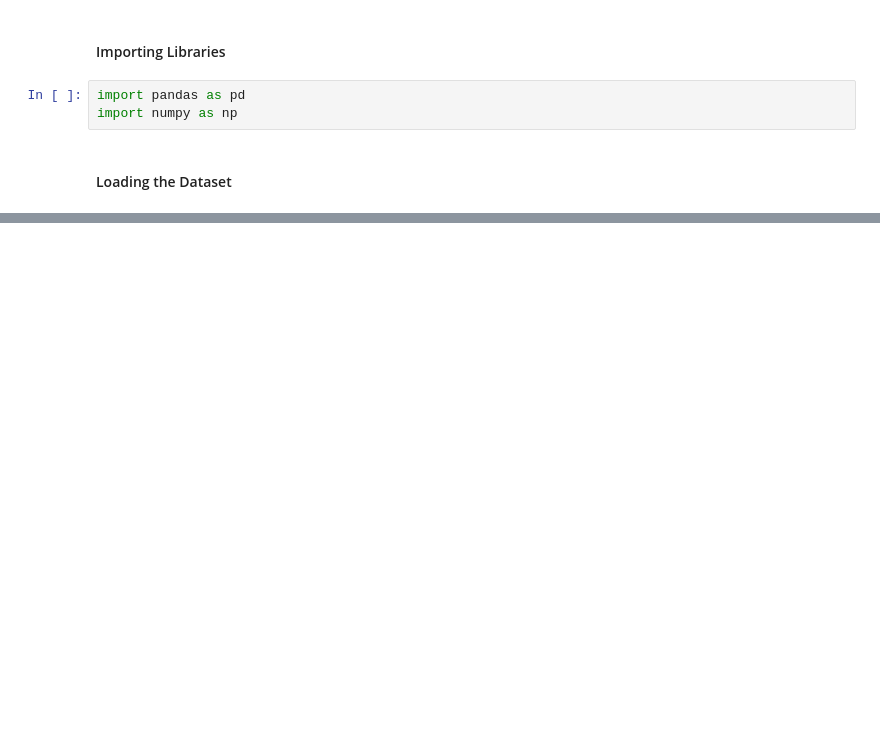
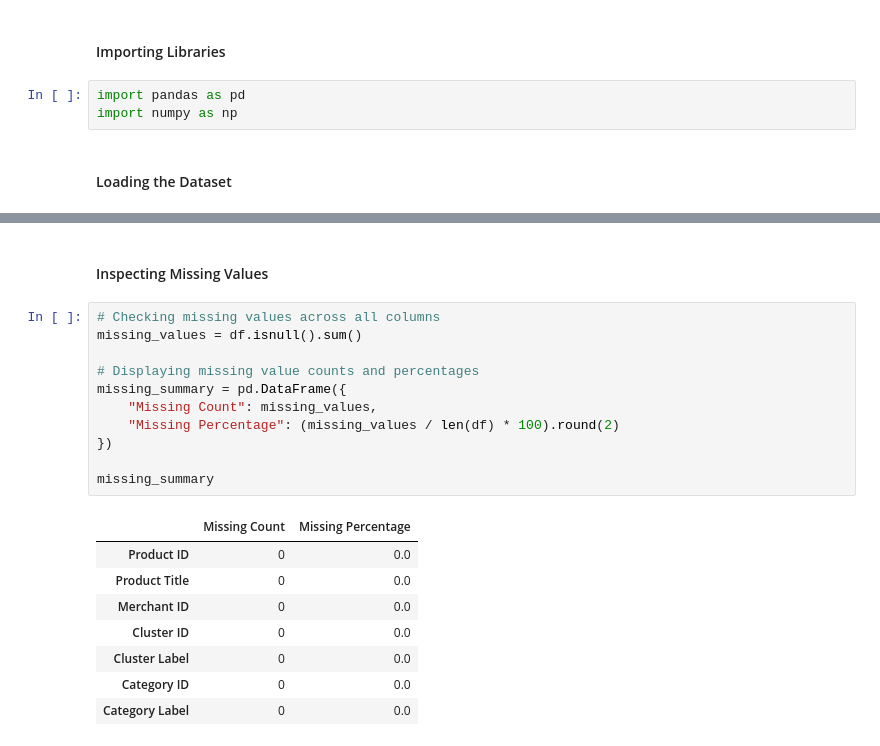
Before and after one commit to TejasMJ/Product-Taxonomy-Intelligence, a Jupyter notebook: notebooks/01_data_understanding.ipynb, the cells around one changed output, grey strips where cells are left out. Cells and saved outputs as stored; diff of their text form; blank space fills up the shorter version.

```diff
--- a/notebooks/01_data_understanding.ipynb
+++ b/notebooks/01_data_understanding.ipynb
@@ -25,0 +146,22 @@ df.head(10)
+# %% [markdown]
+#### Inspecting Missing Values
+# %%
+# Checking missing values across all columns
+missing_values = df.isnull().sum()
+
+# Displaying missing value counts and percentages
+missing_summary = pd.DataFrame({
+    "Missing Count": missing_values,
+    "Missing Percentage": (missing_values / len(df) * 100).round(2)
+})
+
+missing_summary
+# %% [output]
+|  | Missing Count | Missing Percentage |
+| Product ID | 0 | 0.0 |
+| Product Title | 0 | 0.0 |
+| Merchant ID | 0 | 0.0 |
+| Cluster ID | 0 | 0.0 |
+| Cluster Label | 0 | 0.0 |
+| Category ID | 0 | 0.0 |
+| Category Label | 0 | 0.0 |
```
Also changed, not shown: parts of 35 cells of this notebook.
